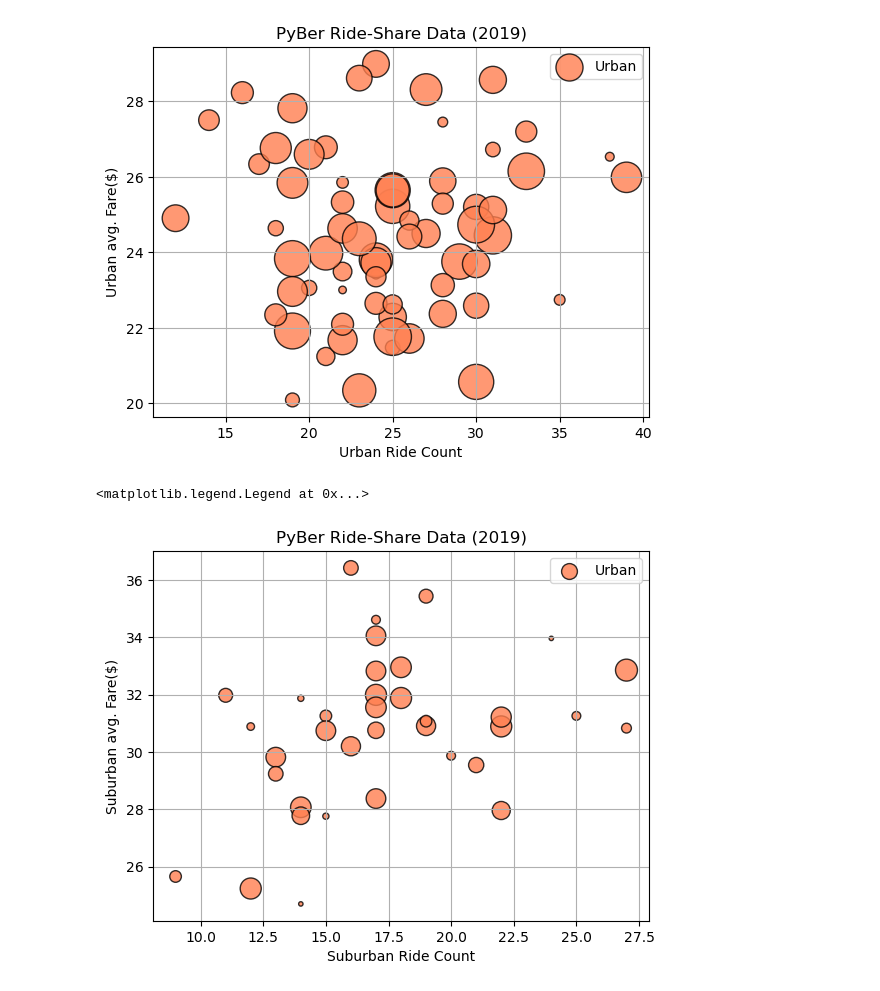
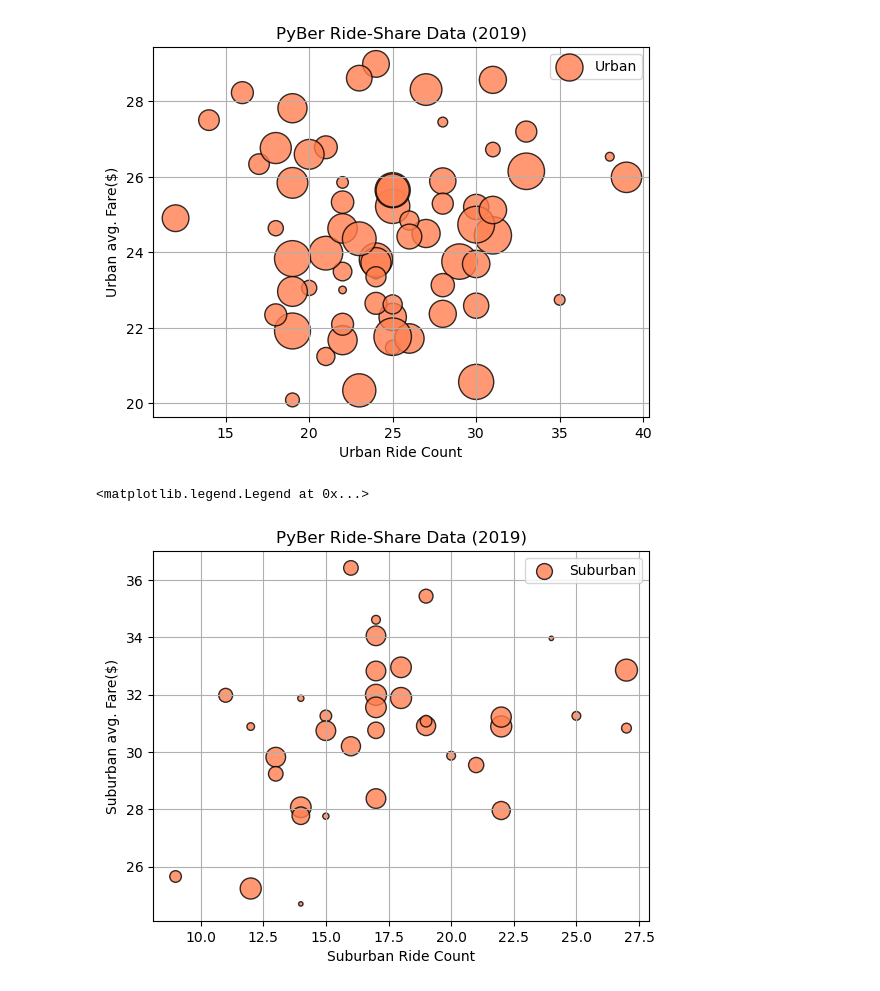
Before and after one commit to fareenamughal/PyBer_Analysis, a Jupyter notebook: PyBer..ipynb, the cells around one changed output. Drawn from its saved outputs; the diff is of its cells as text; code cells hidden in the pictures.

```diff
--- a/PyBer..ipynb
+++ b/PyBer..ipynb
@@ -355,15 +355,15 @@ plt.legend()
 # %%
 # Create the SubUrban Cities Bubble Chart
 # Build the scatter plots for Suburban cities. (make the Suburban markers coral and 20% transparent)
-plt.scatter(suburban_ride_count, suburban_avg_fare, s=10*Suburban_driver_count, color="coral", alpha=0.8, edgecolor="black", linewidths=1, label="Urban" )
+plt.scatter(suburban_ride_count, suburban_avg_fare, s=10*Suburban_driver_count, color="coral", alpha=0.8, edgecolor="black", linewidths=1, label="Suburban" )
 plt.xlabel("Suburban Ride Count")
 plt.ylabel("Suburban avg. Fare($)")
 plt.title("PyBer Ride-Share Data (2019)")
 plt.grid(True)
 plt.legend()
 # %% [output]
 <matplotlib.legend.Legend at 0x...>
-[figure, old version]
+[figure, new version]
 # %%
 # Create the Rural Cities Bubble Chart
 # Build the scatter plots for Suburban cities. (make the Rural markers coral and 20% transparent)
```
Also changed, not shown: parts of 5 cells of this notebook.
